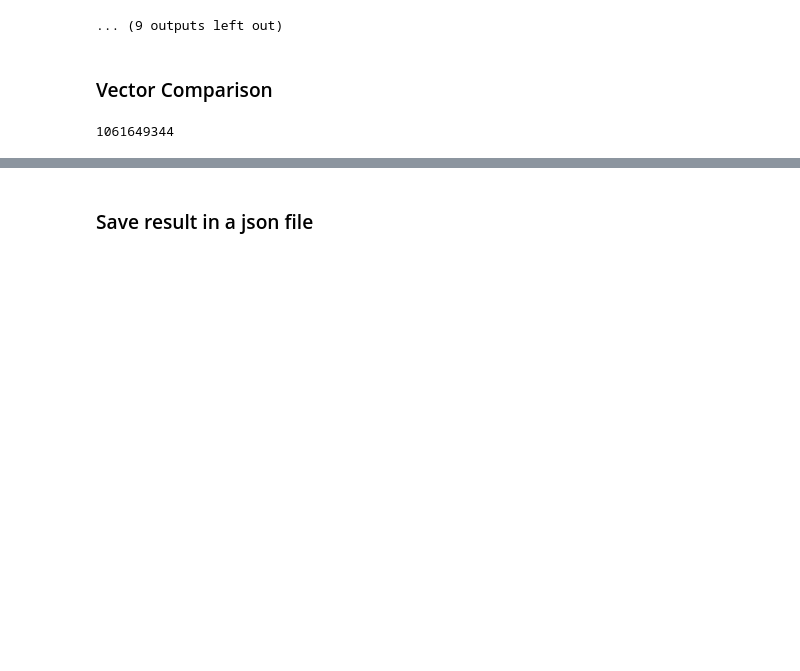
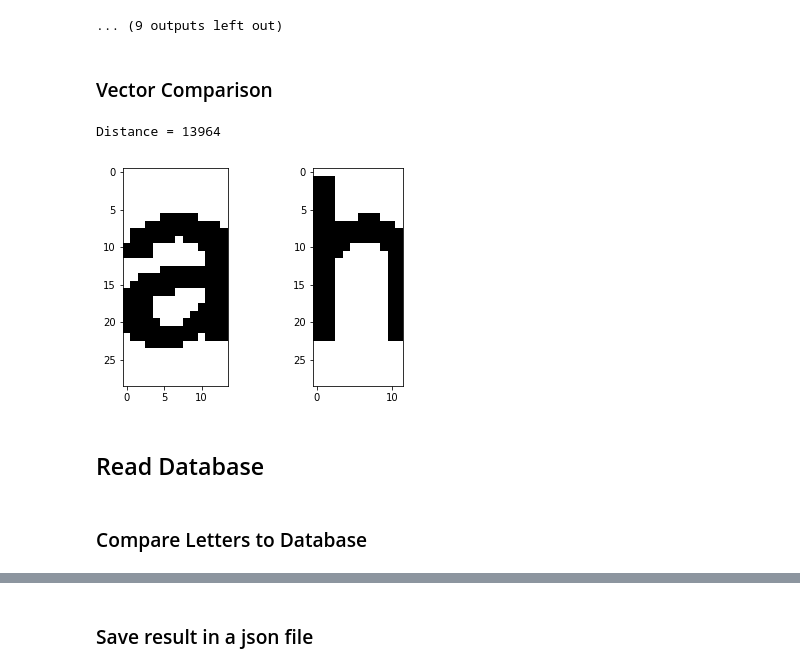
Before and after one commit to ghaiszaher/Image-Processing-OCR-Walsh, a Jupyter notebook: OCR_project/characters_segmentation.ipynb, the cells around one changed output, grey strips where cells are left out. Cells and saved outputs as stored; diff of their text form; code cells hidden in the pictures; blank space fills up the shorter version.

```diff
--- a/OCR_project/characters_segmentation.ipynb
+++ b/OCR_project/characters_segmentation.ipynb
@@ -180,10 +181,30 @@ Walsh= [2050, 3738, 3754, 3758, 4096, 4092, 4072, 4072, 2792, 4480, 4488, 4492,
 ... (9 outputs left out)
 # %% [markdown]
 ### Vector Comparison
-# %%
-v1 = lines[1]['chars'][4]['walsh_vector']
-v2 = lines[2]['chars'][5]['walsh_vector']
-
-distance(v1, v2)
-# %% [output]
-1061649344
+# %%
+vecs = []
+for k in range(2):
+    i = np.random.randint(0, len(lines))
+    j = np.random.randint(0, len(lines[i]['chars']))
+    if k==0:
+        i,j=1,1
+    char = lines[i]['chars'][j]
+    line_start = lines[i]['start']
+    line_end = lines[i]['end']
+    char_start = char['start']
+    char_end = char['end']
+
+    plt.subplot(121+k), plt.imshow(1-bw[line_start:line_end,char_start:char_end], cmap='gray')
+    vecs.append(char['walsh_vector'])
+
+print("Distance =", distance(vecs[0], vecs[1]))
+
+# v1 = lines[1]['chars'][0]['walsh_vector']
+# v2 = lines[1]['chars'][5]['walsh_vector']
+
+# inner_prod(v1, v2)
+# %% [output]
+Distance = 13964
+[figure, added]
+# %% [markdown]
+## Read Database
@@ -189,0 +214,2 @@ distance(v1, v2)
+# %% [markdown]
+### Compare Letters to Database
```
Also changed, not shown: parts of 11 cells of this notebook, 6 other files.
